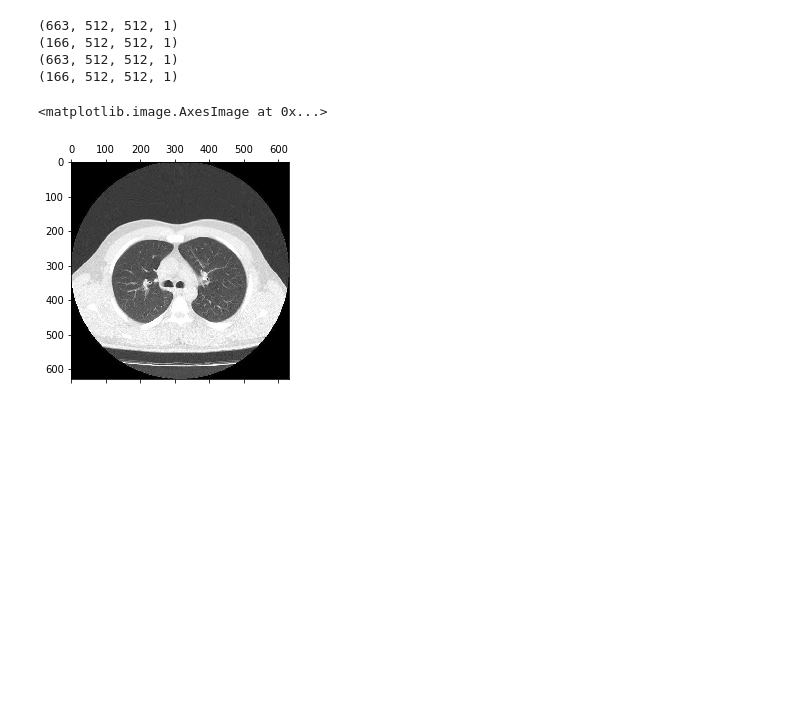
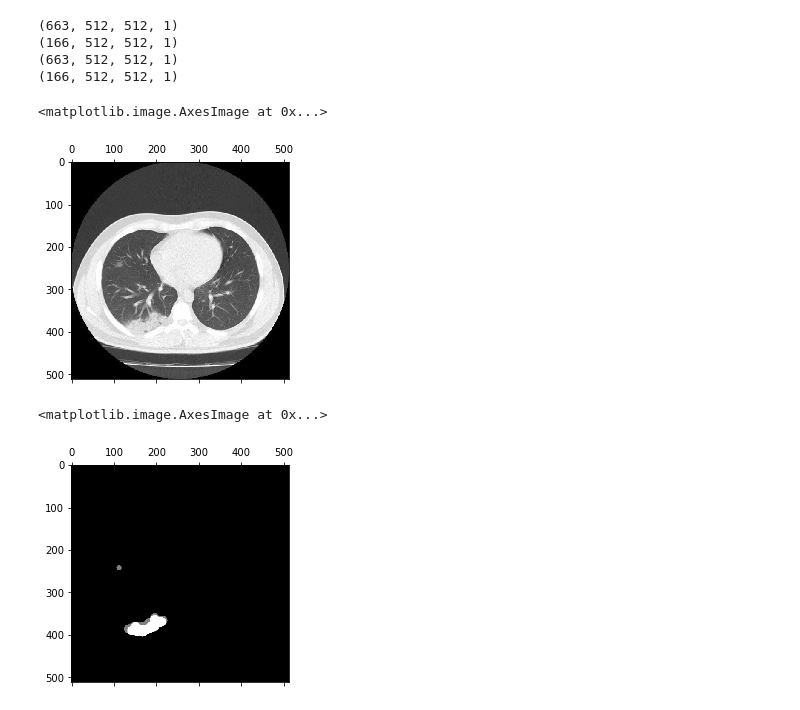
Before and after one commit to mxmlnau/Deep-project, a Jupyter notebook: code.ipynb, the cells around one changed output. Saved outputs shown, nothing was run; the diff lists cells and outputs as text; code cells hidden in the pictures; blank space fills up the shorter version.

```diff
--- a/code.ipynb
+++ b/code.ipynb
@@ -77,7 +90,13 @@ print(y_test.shape)
 (166, 512, 512, 1)
 # %%
 fig, ax = plt.subplots(1)
-ax.matshow(x[70], cmap='gray')
+ax.matshow(array_to_img(x_train[30]), cmap='gray')
 # %% [output]
 <matplotlib.image.AxesImage at 0x...>
-[figure, old version]
+[figure, new version]
+# %%
+fig, ax = plt.subplots(1)
+ax.matshow(array_to_img(y_train[30]), cmap='gray')
+# %% [output]
+<matplotlib.image.AxesImage at 0x...>
+[figure, added]
```
Also changed, not shown: parts of 28 cells of this notebook.
